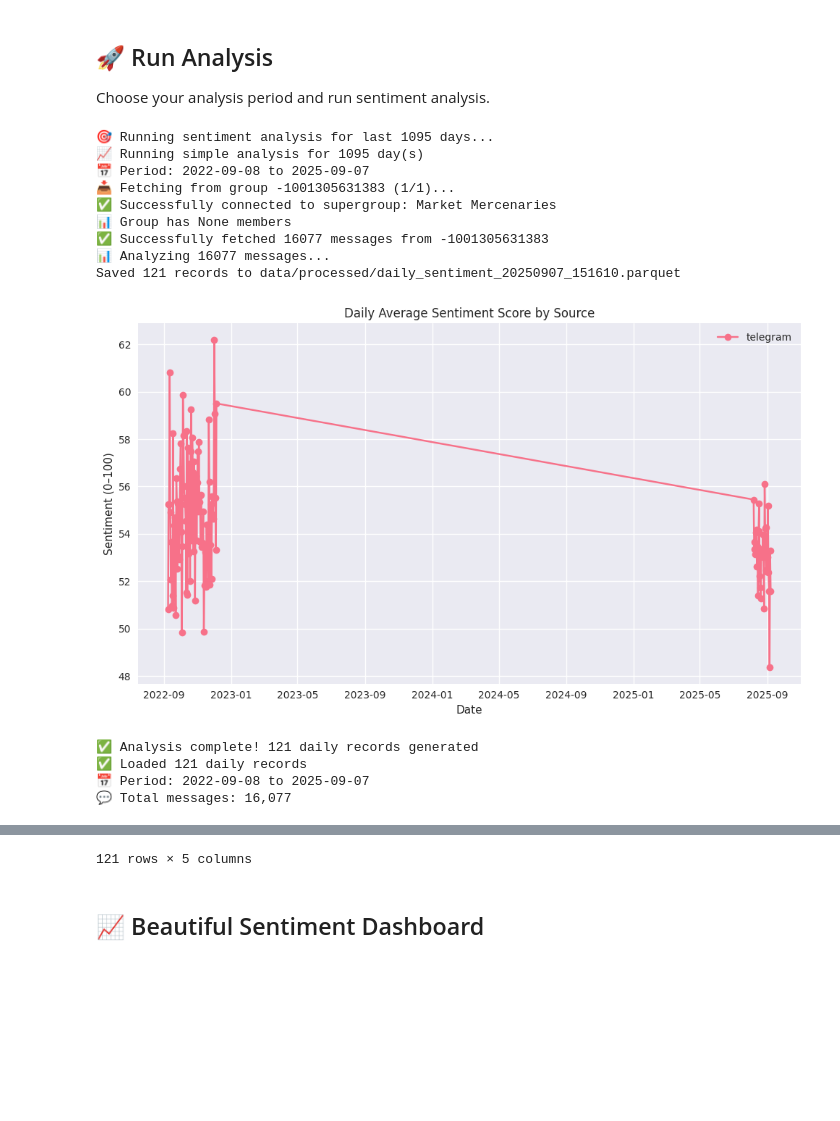
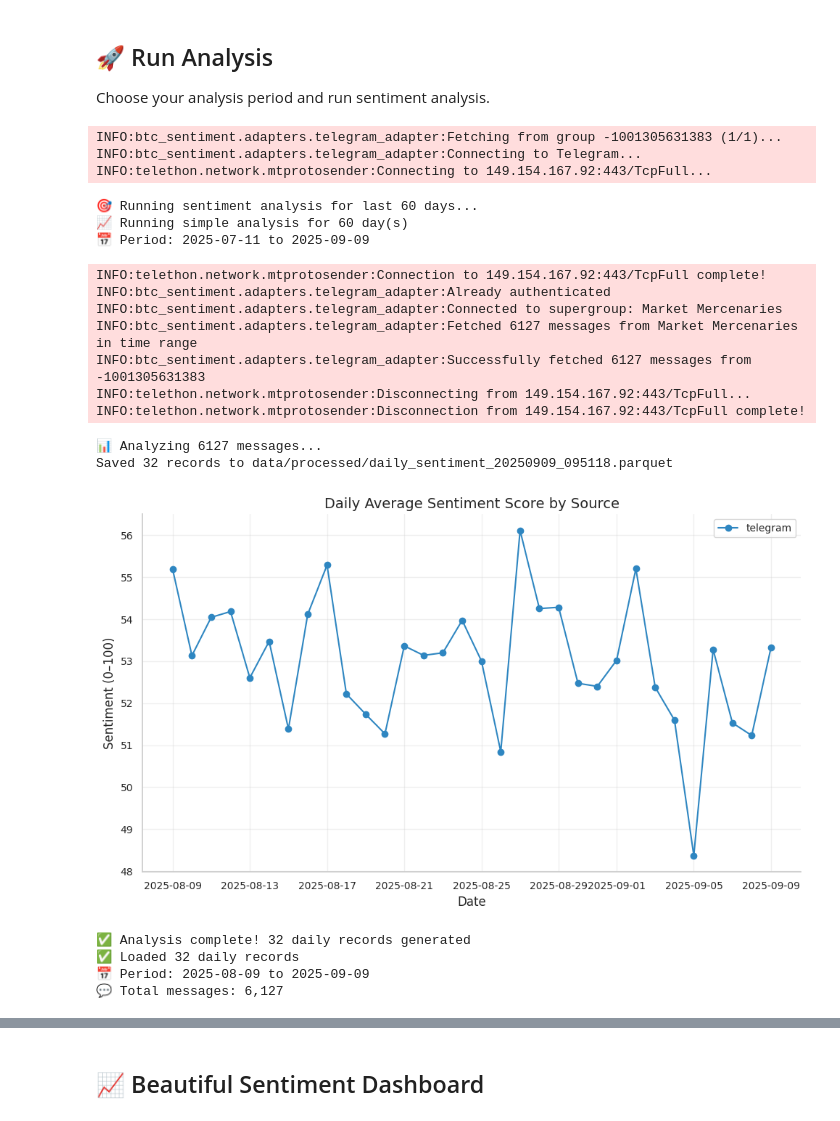
Before and after one commit to dev-personal-projects/btc-semantic-analysis, a Jupyter notebook: notebooks/group_analysis.ipynb, the cells around one changed output, grey strips where cells are left out. Saved outputs shown, nothing was run; the diff lists cells and outputs as text; code cells hidden in the pictures; blank space fills up the shorter version.

```diff
--- a/notebooks/group_analysis.ipynb
+++ b/notebooks/group_analysis.ipynb
@@ -2,24 +2,3 @@
 # 📊 Telegram Sentiment Analysis
 
 Simple and powerful sentiment analysis with beautiful visualizations.
-# %%
-import sys
-sys.path.append('../src')
-
-import pandas as pd
-import numpy as np
-import matplotlib.pyplot as plt
-import seaborn as sns
-from datetime import datetime, timedelta
-import warnings
-warnings.filterwarnings('ignore')
-
-from btc_sentiment.pipelines.ingest_pipeline import run_simple_analysis
-from btc_sentiment.utils.analysis import load_and_prepare_data
-
-# Beautiful styling
-plt.style.use('seaborn-v0_8')
-sns.set_palette('husl')
-plt.rcParams['figure.figsize'] = (14, 8)
-plt.rcParams['font.size'] = 12
-%matplotlib inline
@@ -30,38 +73,44 @@ Choose your analysis period and run sentiment analysis.
 # %%
 import nest_asyncio
 nest_asyncio.apply()
 # Set analysis period (change this to your desired timeframe)
-DAYS_BACK = 1095  # Last 3 years
+DAYS_BACK = 60  # Last 1 year
 
 print(f'🎯 Running sentiment analysis for last {DAYS_BACK} days...')
 
 # Run the analysis
 daily_records = run_simple_analysis(days_back=DAYS_BACK)
 
 # Load the results
 df = load_and_prepare_data()
 
 if df.empty:
     print('❌ No data available')
     print('💡 Check your Telegram credentials and group access')
 else:
     print(f'✅ Loaded {len(df)} daily records')
     print(f'📅 Period: {df["date"].min().strftime("%Y-%m-%d")} to {df["date"].max().strftime("%Y-%m-%d")}')
     print(f'💬 Total messages: {df["count"].sum():,}')
     display(df)
 # %% [output]
-🎯 Running sentiment analysis for last 1095 days...
-📈 Running simple analysis for 1095 day(s)
-📅 Period: 2022-09-08 to 2025-09-07
-📥 Fetching from group -1001305631383 (1/1)...
-✅ Successfully connected to supergroup: Market Mercenaries
-📊 Group has None members
-✅ Successfully fetched 16077 messages from -1001305631383
-📊 Analyzing 16077 messages...
-Saved 121 records to data/processed/daily_sentiment_20250907_151610.parquet
+INFO:btc_sentiment.adapters.telegram_adapter:Fetching from group -1001305631383 (1/1)...
+INFO:btc_sentiment.adapters.telegram_adapter:Connecting to Telegram...
+INFO:telethon.network.mtprotosender:Connecting to 149.154.167.92:443/TcpFull...
+🎯 Running sentiment analysis for last 60 days...
+📈 Running simple analysis for 60 day(s)
+📅 Period: 2025-07-11 to 2025-09-09
+INFO:telethon.network.mtprotosender:Connection to 149.154.167.92:443/TcpFull complete!
+INFO:btc_sentiment.adapters.telegram_adapter:Already authenticated
+INFO:btc_sentiment.adapters.telegram_adapter:Connected to supergroup: Market Mercenaries
+INFO:btc_sentiment.adapters.telegram_adapter:Fetched 6127 messages from Market Mercenaries in time range
+INFO:btc_sentiment.adapters.telegram_adapter:Successfully fetched 6127 messages from -1001305631383
+INFO:telethon.network.mtprotosender:Disconnecting from 149.154.167.92:443/TcpFull...
+INFO:telethon.network.mtprotosender:Disconnection from 149.154.167.92:443/TcpFull complete!
+📊 Analyzing 6127 messages...
+Saved 32 records to data/processed/daily_sentiment_20250909_095118.parquet
-[figure, old version]
+[figure, new version]
-✅ Analysis complete! 121 daily records generated
-✅ Loaded 121 daily records
-📅 Period: 2022-09-08 to 2025-09-07
-💬 Total messages: 16,077
+✅ Analysis complete! 32 daily records generated
+✅ Loaded 32 daily records
+📅 Period: 2025-08-09 to 2025-09-09
+💬 Total messages: 6,127
 |  | date | source | avg_score | count | label |
@@ -79,4 +133,3 @@ Saved 121 records to data/processed/daily_sentiment_20250907_151610.parquet
-121 rows × 5 columns
 # %% [markdown]
 ## 📈 Beautiful Sentiment Dashboard
 # %%
```
Also changed, not shown: parts of 5 cells of this notebook, 6 other files.
